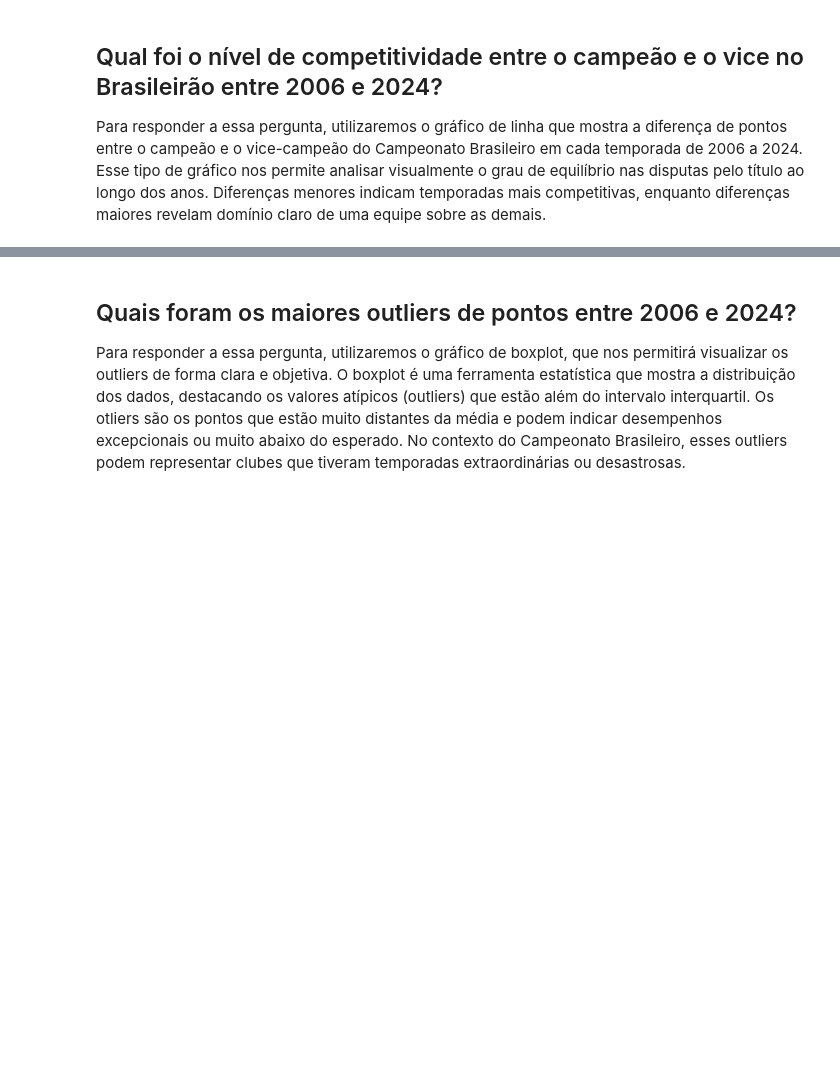
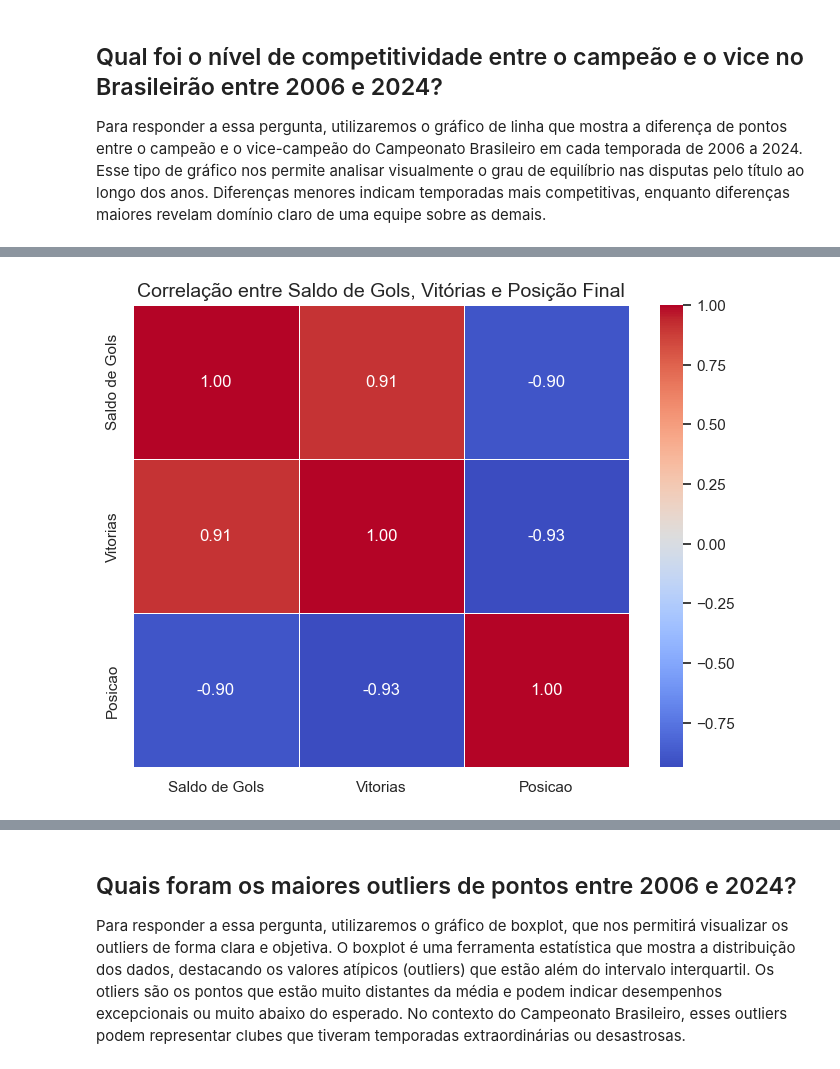
Before and after one commit to Dennynson/data-set-brasileirao, a Jupyter notebook: relatorio.ipynb, the cells around one changed output, grey strips where cells are left out. Saved outputs shown, nothing was run; the diff lists cells and outputs as text; code cells hidden in the pictures; blank space fills up the shorter version.

```diff
--- a/relatorio.ipynb
+++ b/relatorio.ipynb
@@ -190,0 +198,13 @@ O destaque aqui vai para **2020**, com apenas **1 ponto** separando o campeão d
+# %%
+dados_corr = df[["Saldo de Gols", "Vitorias", "Posicao"]]
+
+# Calcular a matriz de correlação
+matriz_corr = dados_corr.corr()
+
+# Criar o heatmap
+plt.figure(figsize=(8, 6))
+sns.heatmap(matriz_corr, annot=True, cmap="coolwarm", fmt=".2f", linewidths=0.5)
+plt.title("Correlação entre Saldo de Gols, Vitórias e Posição Final", fontsize=14)
+plt.show()
+# %% [output]
+[figure, added]
```
Also changed, not shown: parts of 5 cells of this notebook.
